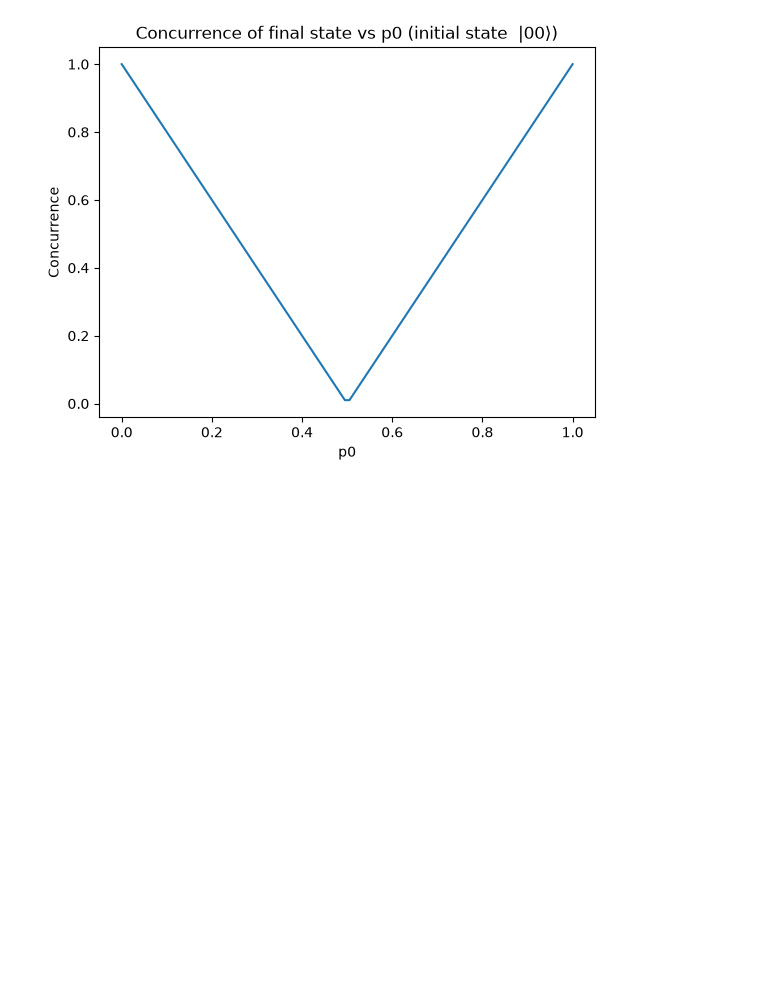
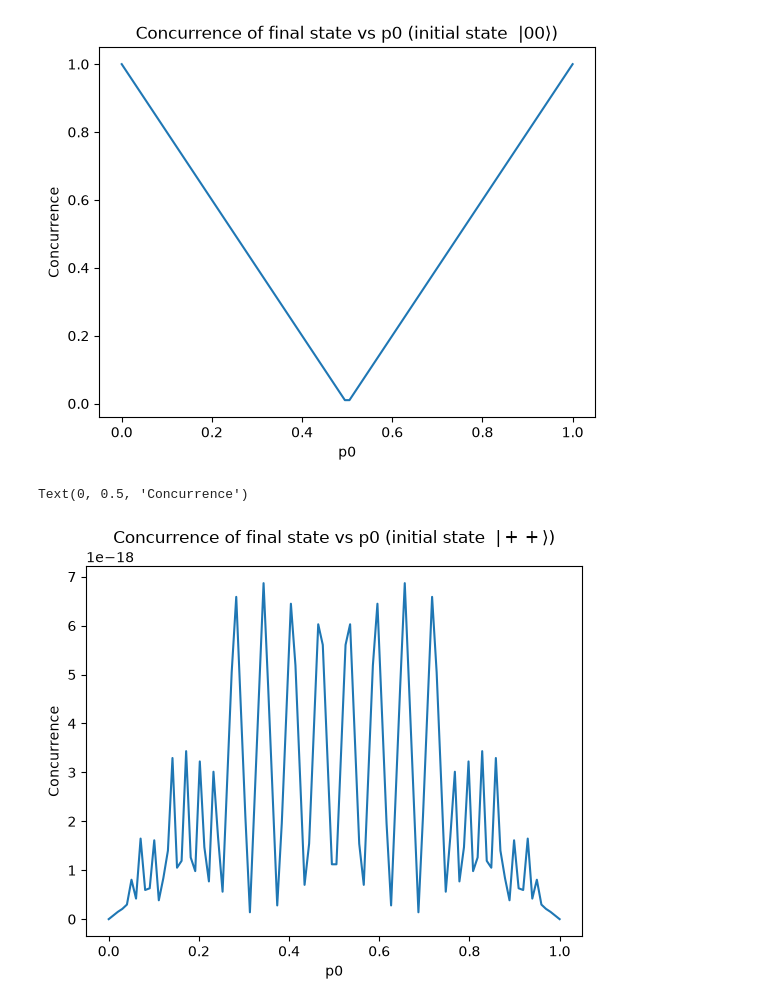
Before and after one commit to lynamian90/FYP_quantum_correlations, a Jupyter notebook: intro_to_correlations.ipynb, the cells around one changed output. Saved outputs shown, nothing was run; the diff lists cells and outputs as text; code cells hidden in the pictures; blank space fills up the shorter version.

Commit message:
Tested more inital states and measuring resulting concurrence, including intoducing a phase and relative phase

```diff
--- a/intro_to_correlations.ipynb
+++ b/intro_to_correlations.ipynb
@@ -154,3 +154,25 @@ plt.ylabel("Concurrence")
 # %% [output]
 Text(0, 0.5, 'Concurrence')
 [figure]
+# %%
+#try for a different initial state
+rho0 = DensityMatrix.from_label('++')
+p0 = np.linspace(0,1,100)
+p1 = 1-p0
+concurrences = []
+
+for p in p0:
+    kruas_ops = [np.sqrt(p)*U1.data, np.sqrt(1-p)*U2.data]
+    channel = Kraus(kruas_ops)
+    rho_final = rho0.evolve(channel)
+    final_entanglement = concurrence(rho_final)
+    concurrences.append(final_entanglement)
+
+
+plt.plot(p0, concurrences)
+plt.title("Concurrence of final state vs p0 (initial state  $|++\\rangle$)")
+plt.xlabel("p0")
+plt.ylabel("Concurrence")
+# %% [output]
+Text(0, 0.5, 'Concurrence')
+[figure, added]
```
Also changed, not shown: parts of 4 cells of this notebook.
